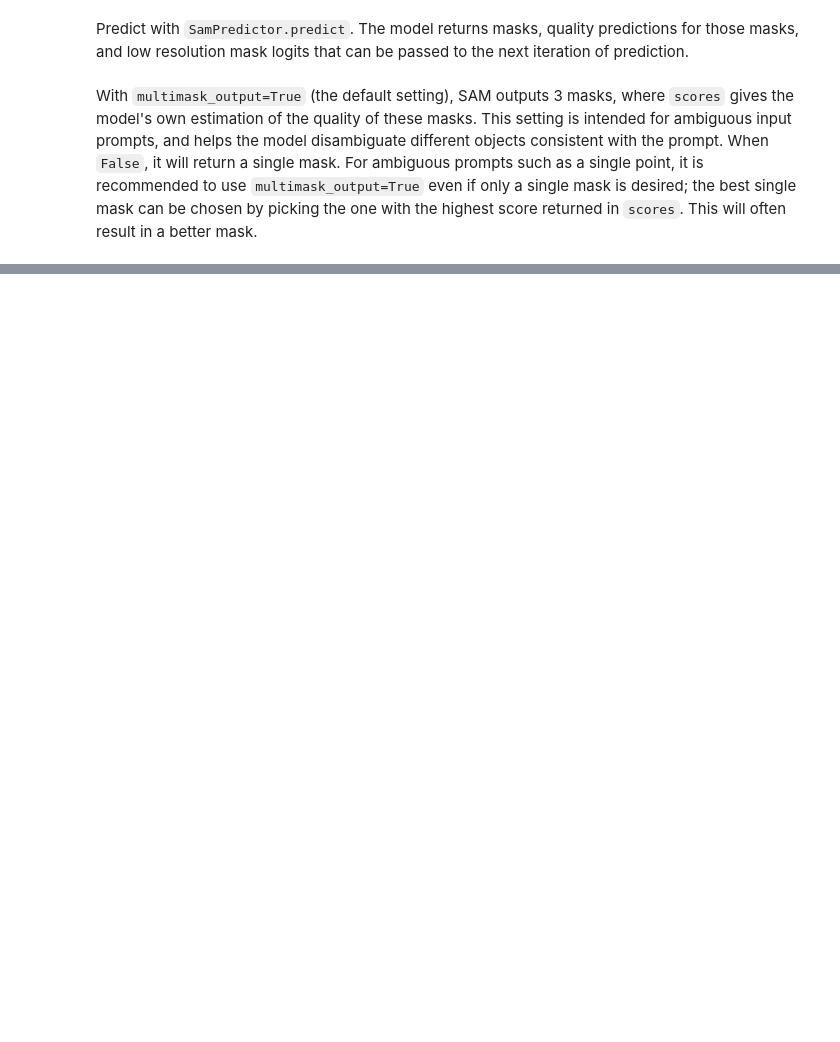
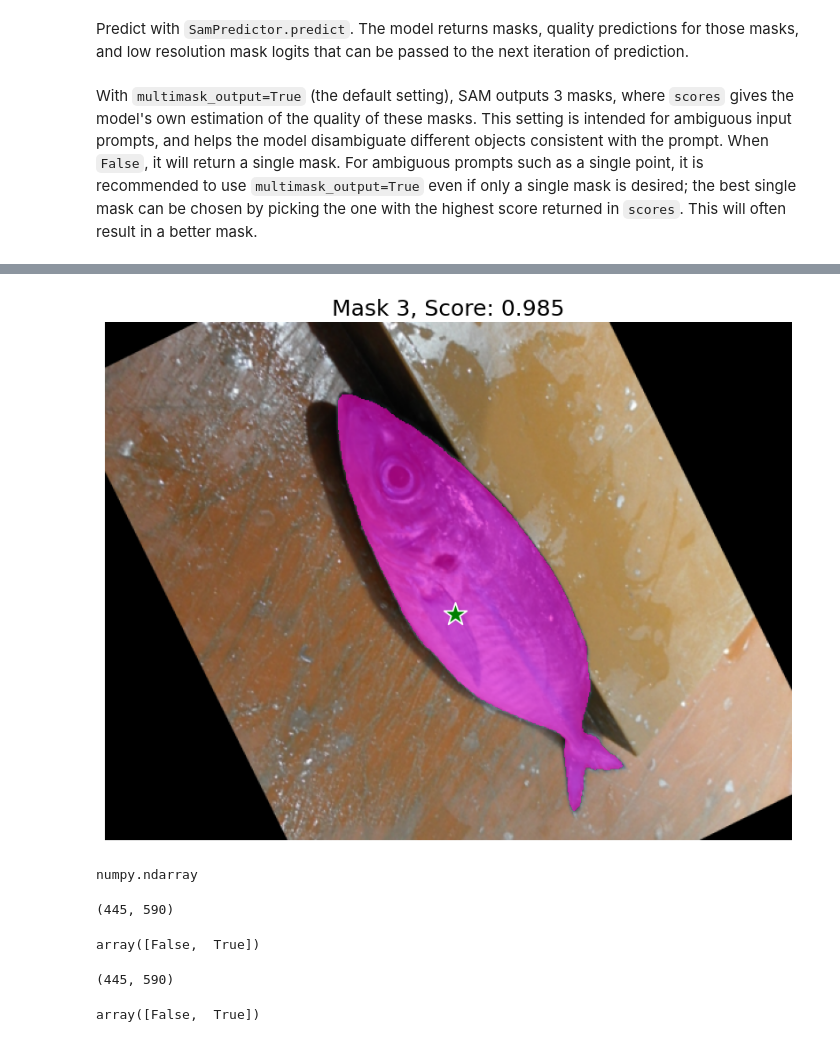
Before and after one commit to ana-bernal/P7_preuve-concept, a Jupyter notebook: 01_exploration.ipynb, the cells around one changed output, grey strips where cells are left out. Saved outputs shown, nothing was run; the diff lists cells and outputs as text; code cells hidden in the pictures; blank space fills up the shorter version.

```diff
--- a/01_exploration.ipynb
+++ b/01_exploration.ipynb
@@ -165,7 +174,7 @@ predictor = SamPredictor(sam)
 # %% [markdown]
 Process the image to produce an image embedding by calling `SamPredictor.set_image`. `SamPredictor` remembers this embedding and will use it for subsequent mask prediction.
 # %%
-predictor.set_image(image)
+predictor.set_image(sample_img)
 # %% [markdown]
 To select the fish, choose a point on it. Points are input to the model in (x,y) format and come with labels 1 (foreground point) or 0 (background point). Multiple points can be input; here we use only one. The chosen point will be shown as a star on the image.
 # %%
@@ -196,10 +202,15 @@ masks.shape  # (number_of_masks) x H x W
+# %%
+# select greatest score
+score = scores[np.argmax(scores)]
+mask = masks[np.argmax(scores)]
 # %%
-for i, (mask, score) in enumerate(zip(masks, scores)):
-    plt.figure(figsize=(10,10))
-    plt.imshow(image)
+# Show ambiguous results
+# for i, (mask, score) in enumerate(zip(masks, scores)):
+#     plt.figure(figsize=(10,10))
+#     plt.imshow(sample_img)
 
-    show_mask(mask, plt.gca())
-    show_points(input_point, input_label, plt.gca())
-    plt.title(f"Mask {i+1}, Score: {score:.3f}", fontsize=18)
-    plt.axis('off')
-    plt.show()
+#     show_mask(mask, plt.gca())
+#     show_points(input_point, input_label, plt.gca())
+#     plt.title(f"Mask {i+1}, Score: {score:.3f}", fontsize=18)
+#     plt.axis('off')
+#     plt.show()
@@ -209,0 +217,31 @@ for i, (mask, score) in enumerate(zip(masks, scores)):
+# %%
+plt.figure(figsize=(10,10))
+plt.imshow(sample_img)
+
+show_mask(mask, plt.gca())
+show_points(input_point, input_label, plt.gca())
+plt.title(f"Mask {i+1}, Score: {score:.3f}", fontsize=18)
+plt.axis('off')
+plt.show()
+# %% [output]
+[figure, added]
+# %%
+type(mask)
+# %% [output]
+numpy.ndarray
+# %%
+mask.shape
+# %% [output]
+(445, 590)
+# %%
+np.unique(mask)
+# %% [output]
+array([False,  True])
+# %%
+sample_gt.shape
+# %% [output]
+(445, 590)
+# %%
+np.unique(sample_gt)
+# %% [output]
+array([False,  True])
```
Also changed, not shown: parts of 29 cells of this notebook.
